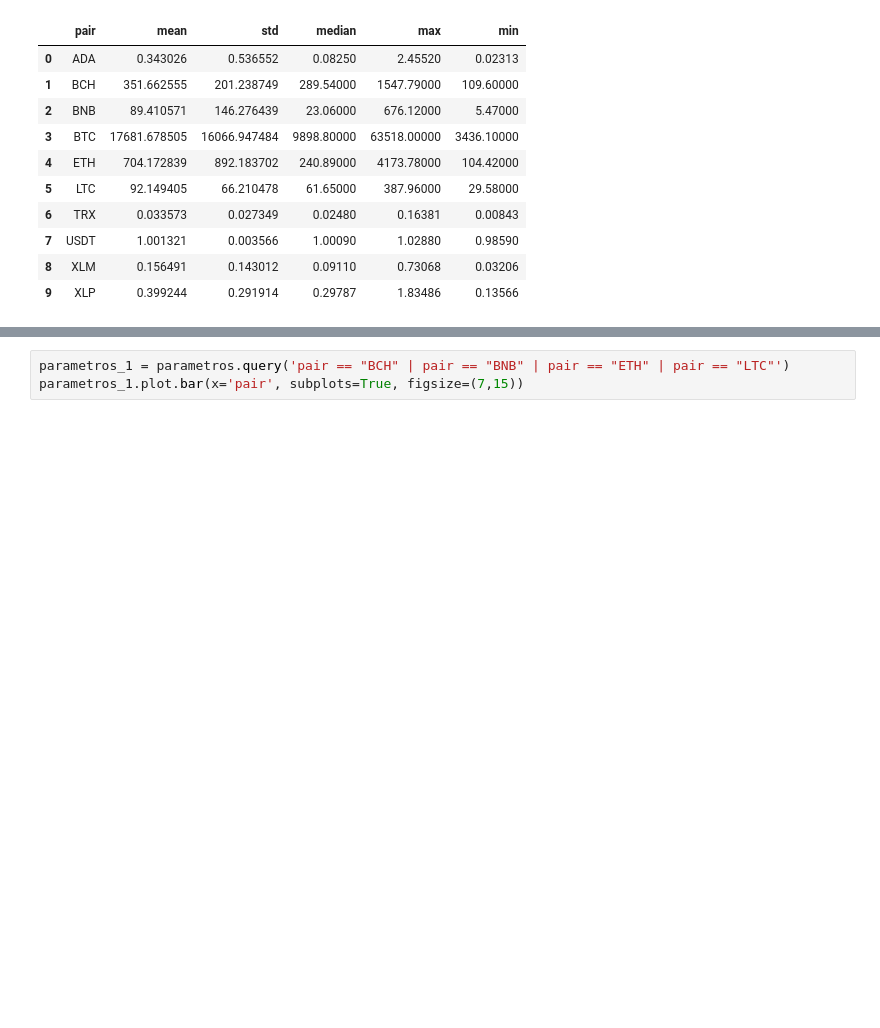
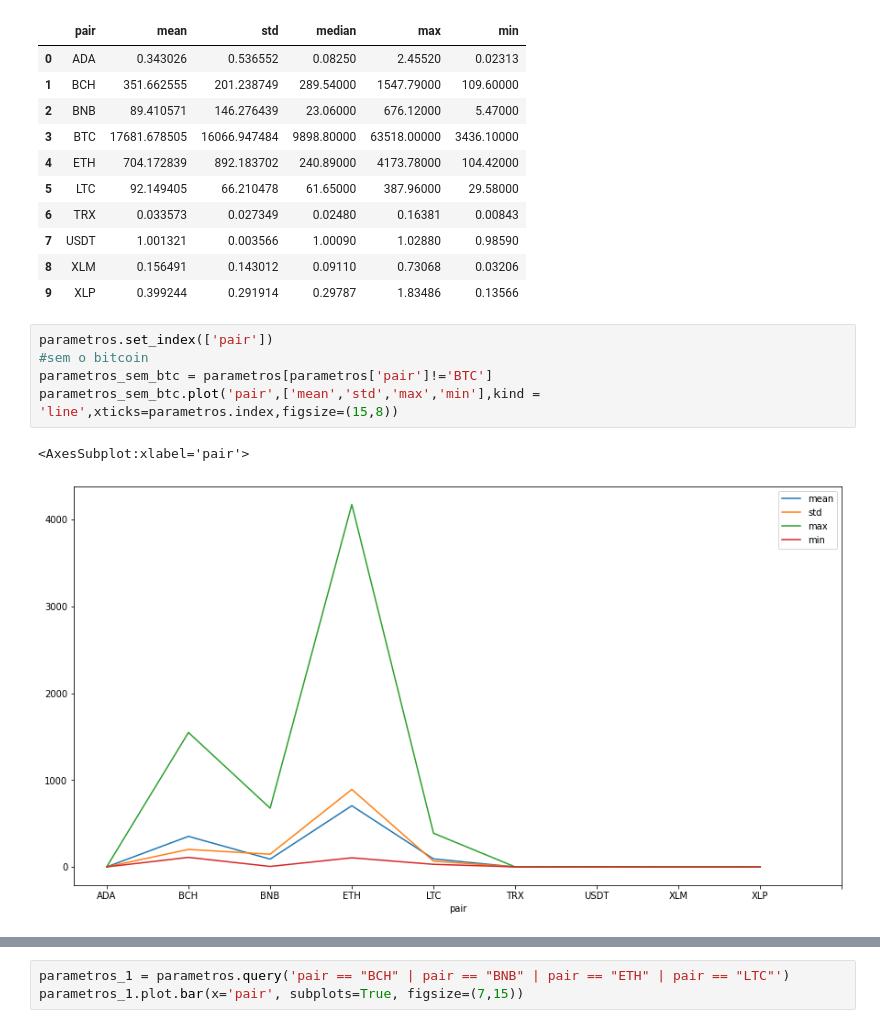
Before and after one commit to ranielli/bitcoin-closing-price-prediction, a Jupyter notebook: danielle.ipynb, the cells around one changed output, grey strips where cells are left out. Drawn from its saved outputs; the diff is of its cells as text; blank space fills up the shorter version.

```diff
--- a/danielle.ipynb
+++ b/danielle.ipynb
@@ -136,3 +136,11 @@ parametros
 | 7 | USDT | 1.001321 | 0.003566 | 1.00090 | 1.02880 | 0.98590 |
 | 8 | XLM | 0.156491 | 0.143012 | 0.09110 | 0.73068 | 0.03206 |
 | 9 | XLP | 0.399244 | 0.291914 | 0.29787 | 1.83486 | 0.13566 |
+# %%
+parametros.set_index(['pair'])
+#sem o bitcoin
+parametros_sem_btc = parametros[parametros['pair']!='BTC']
+parametros_sem_btc.plot('pair',['mean','std','max','min'],kind = 'line',xticks=parametros.index,figsize=(15,8))
+# %% [output]
+<AxesSubplot:xlabel='pair'>
+[figure, added]
```
Also changed, not shown: parts of 5 cells of this notebook.
